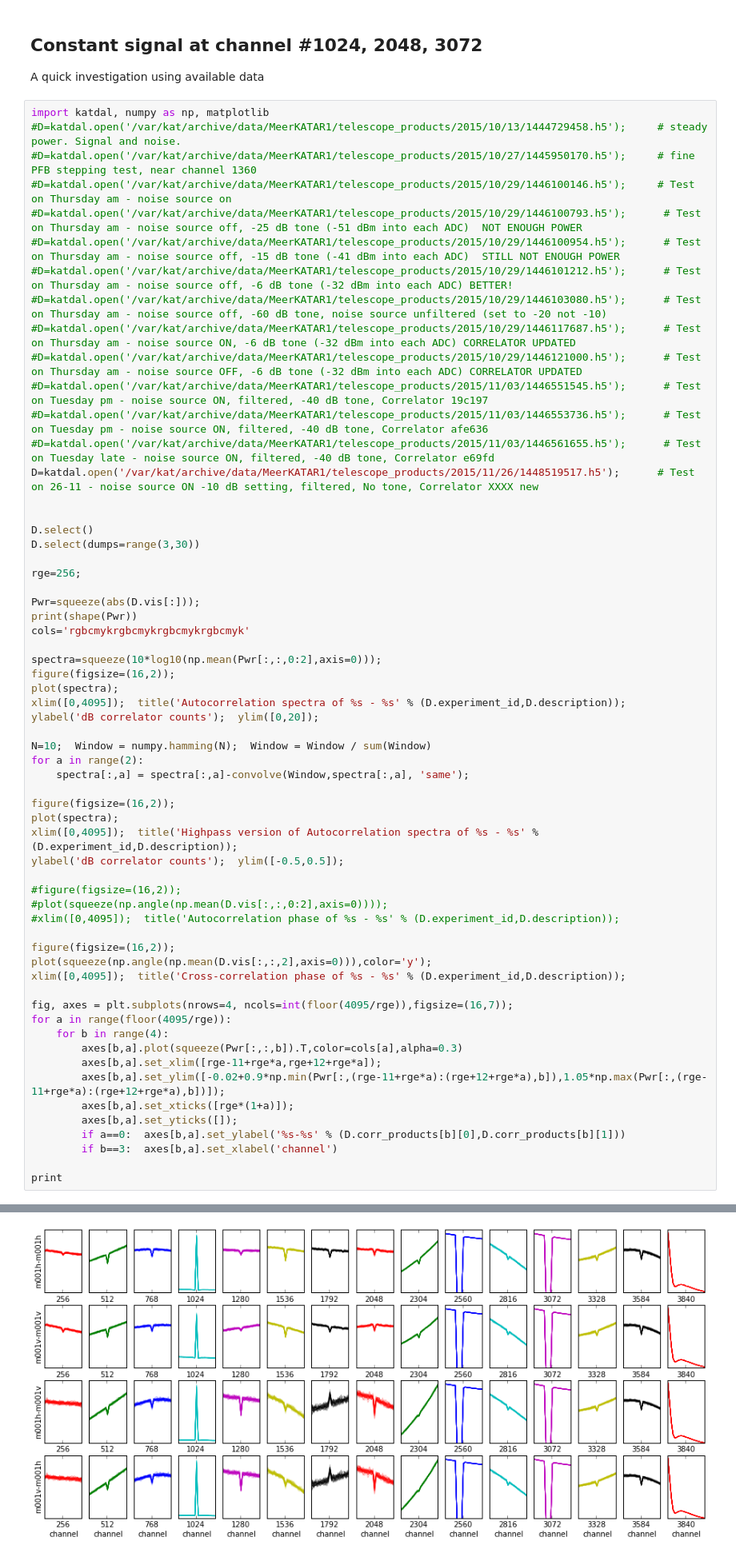
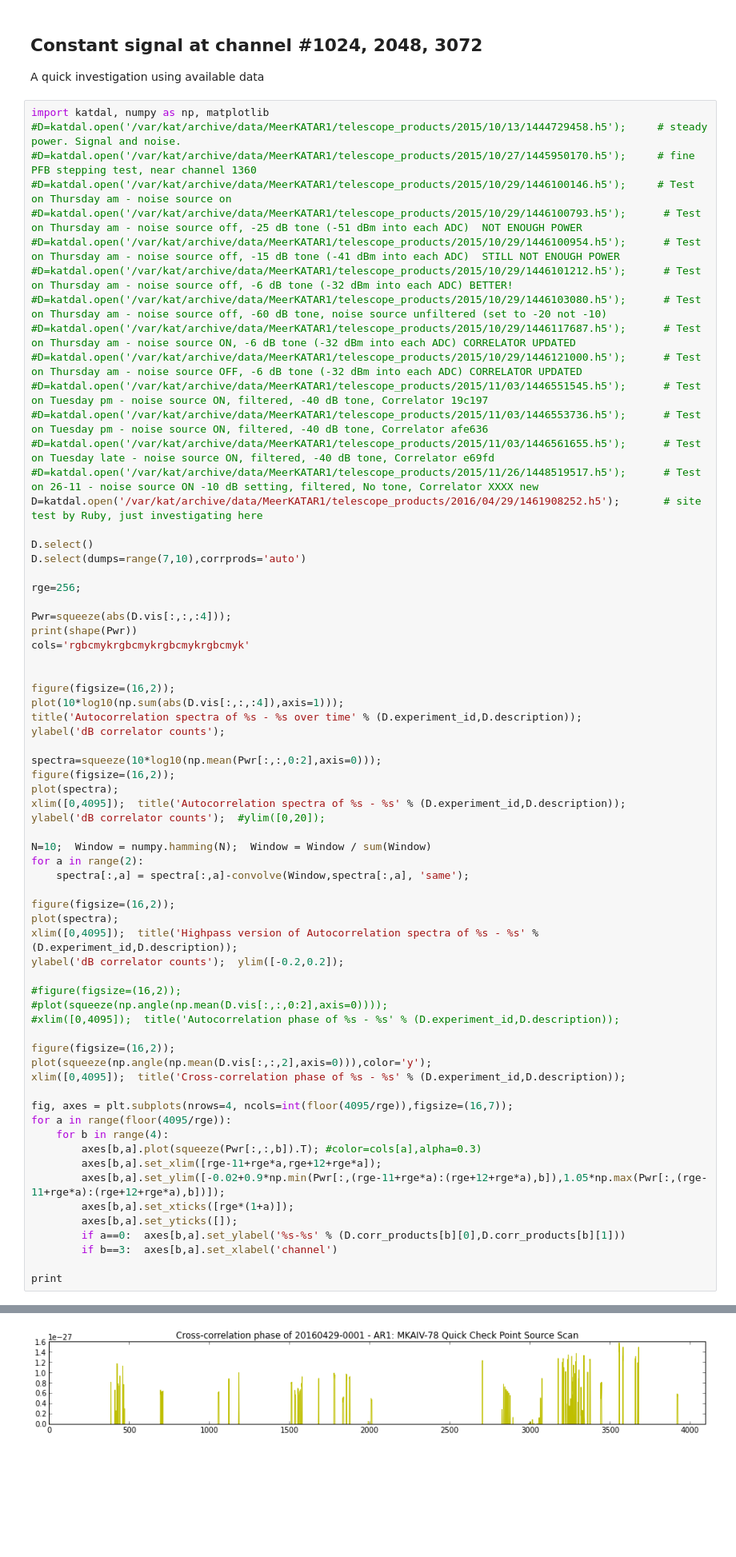
Before and after one commit to thomasska/ipython-notebooks, a Jupyter notebook: Spikes at 512-channel boundaries.ipynb, the cells around one changed output, grey strips where cells are left out. Shown at 80% size. Drawn from its saved outputs; the diff is of its cells as text; blank space fills up the shorter version.

```diff
--- a/Spikes at 512-channel boundaries.ipynb
+++ b/Spikes at 512-channel boundaries.ipynb
@@ -16,23 +16,29 @@ import katdal, numpy as np, matplotlib
 #D=katdal.open('/var/kat/archive/data/MeerKATAR1/telescope_products/2015/11/03/1446551545.h5');      # Test on Tuesday pm - noise source ON, filtered, -40 dB tone, Correlator 19c197
 #D=katdal.open('/var/kat/archive/data/MeerKATAR1/telescope_products/2015/11/03/1446553736.h5');      # Test on Tuesday pm - noise source ON, filtered, -40 dB tone, Correlator afe636
 #D=katdal.open('/var/kat/archive/data/MeerKATAR1/telescope_products/2015/11/03/1446561655.h5');      # Test on Tuesday late - noise source ON, filtered, -40 dB tone, Correlator e69fd
-D=katdal.open('/var/kat/archive/data/MeerKATAR1/telescope_products/2015/11/26/1448519517.h5');      # Test on 26-11 - noise source ON -10 dB setting, filtered, No tone, Correlator XXXX new
-
+#D=katdal.open('/var/kat/archive/data/MeerKATAR1/telescope_products/2015/11/26/1448519517.h5');      # Test on 26-11 - noise source ON -10 dB setting, filtered, No tone, Correlator XXXX new
+D=katdal.open('/var/kat/archive/data/MeerKATAR1/telescope_products/2016/04/29/1461908252.h5');       # site test by Ruby, just investigating here
 
 D.select()
-D.select(dumps=range(3,30))
+D.select(dumps=range(7,10),corrprods='auto')
 
 rge=256;
 
-Pwr=squeeze(abs(D.vis[:]));
+Pwr=squeeze(abs(D.vis[:,:,:4]));
 print(shape(Pwr))
 cols='rgbcmykrgbcmykrgbcmykrgbcmyk'
+
+
+figure(figsize=(16,2));
+plot(10*log10(np.sum(abs(D.vis[:,:,:4]),axis=1)));
+title('Autocorrelation spectra of %s - %s over time' % (D.experiment_id,D.description));
+ylabel('dB correlator counts');
 
 spectra=squeeze(10*log10(np.mean(Pwr[:,:,0:2],axis=0)));
 figure(figsize=(16,2));
 plot(spectra);
 xlim([0,4095]);  title('Autocorrelation spectra of %s - %s' % (D.experiment_id,D.description));
-ylabel('dB correlator counts');  ylim([0,20]);
+ylabel('dB correlator counts');  #ylim([0,20]);
 
 N=10;  Window = numpy.hamming(N);  Window = Window / sum(Window)
 for a in range(2):
@@ -41,7 +47,7 @@ for a in range(2):
 figure(figsize=(16,2));
 plot(spectra);
 xlim([0,4095]);  title('Highpass version of Autocorrelation spectra of %s - %s' % (D.experiment_id,D.description));
-ylabel('dB correlator counts');  ylim([-0.5,0.5]);
+ylabel('dB correlator counts');  ylim([-0.2,0.2]);
 
 #figure(figsize=(16,2));
 #plot(squeeze(np.angle(np.mean(D.vis[:,:,0:2],axis=0))));
@@ -54,7 +60,7 @@ xlim([0,4095]);  title('Cross-correlation phase of %s - %s' % (D.experiment_id,D
 fig, axes = plt.subplots(nrows=4, ncols=int(floor(4095/rge)),figsize=(16,7));
 for a in range(floor(4095/rge)):
     for b in range(4):
-        axes[b,a].plot(squeeze(Pwr[:,:,b]).T,color=cols[a],alpha=0.3)
+        axes[b,a].plot(squeeze(Pwr[:,:,b]).T); #color=cols[a],alpha=0.3)
         axes[b,a].set_xlim([rge-11+rge*a,rge+12+rge*a]);
         axes[b,a].set_ylim([-0.02+0.9*np.min(Pwr[:,(rge-11+rge*a):(rge+12+rge*a),b]),1.05*np.max(Pwr[:,(rge-11+rge*a):(rge+12+rge*a),b])]);
         axes[b,a].set_xticks([rge*(1+a)]);
@@ -72 +78 @@ WARNING:katdal.h5datav3:Irregular timestamps detected in file '/var/kat/archive/
-[figure, old version]
+[figure, new version]
```
Also changed, not shown: parts of 1 cell of this notebook, 5 other files.
